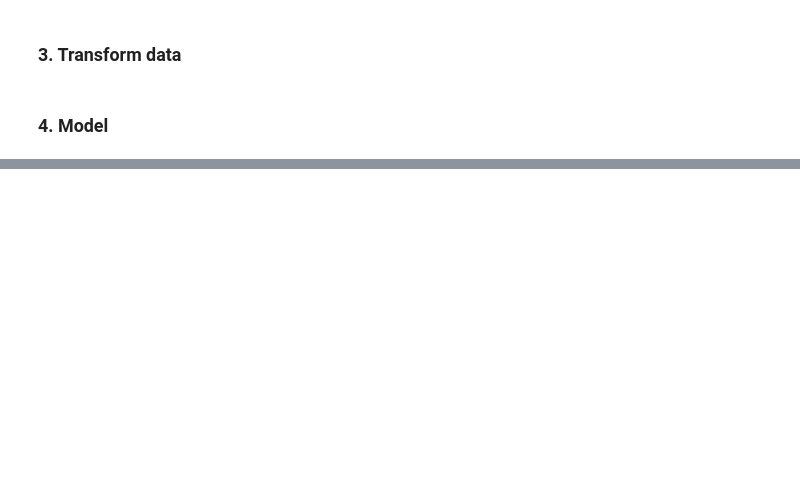
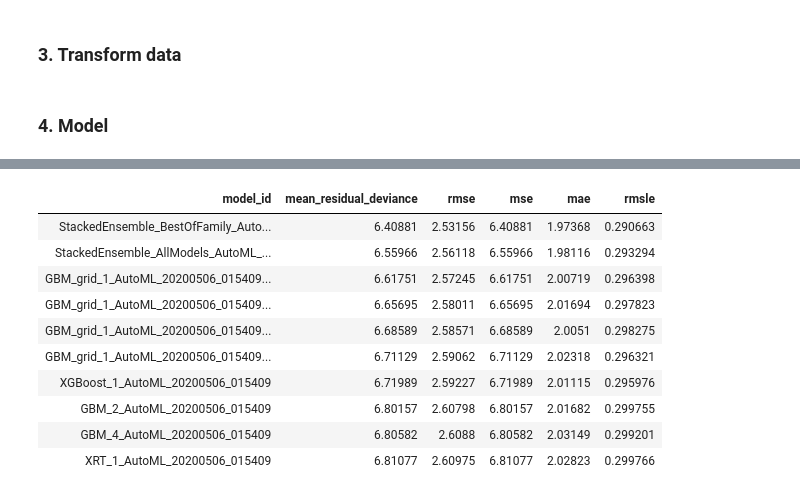
Before and after one commit to OmdenaAI/wfpdisrel, a Jupyter notebook: #task3-model/model-e-RandomForest/random_forest_bego.ipynb, the cells around one changed output, grey strips where cells are left out. Saved outputs shown, nothing was run; the diff lists cells and outputs as text; code cells hidden in the pictures; blank space fills up the shorter version.

```diff
--- a/#task3-model/model-e-RandomForest/random_forest_bego.ipynb
+++ b/#task3-model/model-e-RandomForest/random_forest_bego.ipynb
@@ -449,0 +520,16 @@ r2 score: 0.27266009973517336
+# %%
+# leaderboards
+display(aml.leaderboard.head())
+display(aml2.leaderboard.head())
+# %% [output]
+| model_id | mean_residual_deviance | rmse | mse | mae | rmsle |
+| StackedEnsemble_BestOfFamily_Auto... | 6.40881 | 2.53156 | 6.40881 | 1.97368 | 0.290663 |
+| StackedEnsemble_AllModels_AutoML_... | 6.55966 | 2.56118 | 6.55966 | 1.98116 | 0.293294 |
+| GBM_grid_1_AutoML_20200506_015409... | 6.61751 | 2.57245 | 6.61751 | 2.00719 | 0.296398 |
+| GBM_grid_1_AutoML_20200506_015409... | 6.65695 | 2.58011 | 6.65695 | 2.01694 | 0.297823 |
+| GBM_grid_1_AutoML_20200506_015409... | 6.68589 | 2.58571 | 6.68589 | 2.0051 | 0.298275 |
+| GBM_grid_1_AutoML_20200506_015409... | 6.71129 | 2.59062 | 6.71129 | 2.02318 | 0.296321 |
+| XGBoost_1_AutoML_20200506_015409 | 6.71989 | 2.59227 | 6.71989 | 2.01115 | 0.295976 |
+| GBM_2_AutoML_20200506_015409 | 6.80157 | 2.60798 | 6.80157 | 2.01682 | 0.299755 |
+| GBM_4_AutoML_20200506_015409 | 6.80582 | 2.6088 | 6.80582 | 2.03149 | 0.299201 |
+| XRT_1_AutoML_20200506_015409 | 6.81077 | 2.60975 | 6.81077 | 2.02823 | 0.299766 |
```
Also changed, not shown: parts of 11 cells of this notebook.
